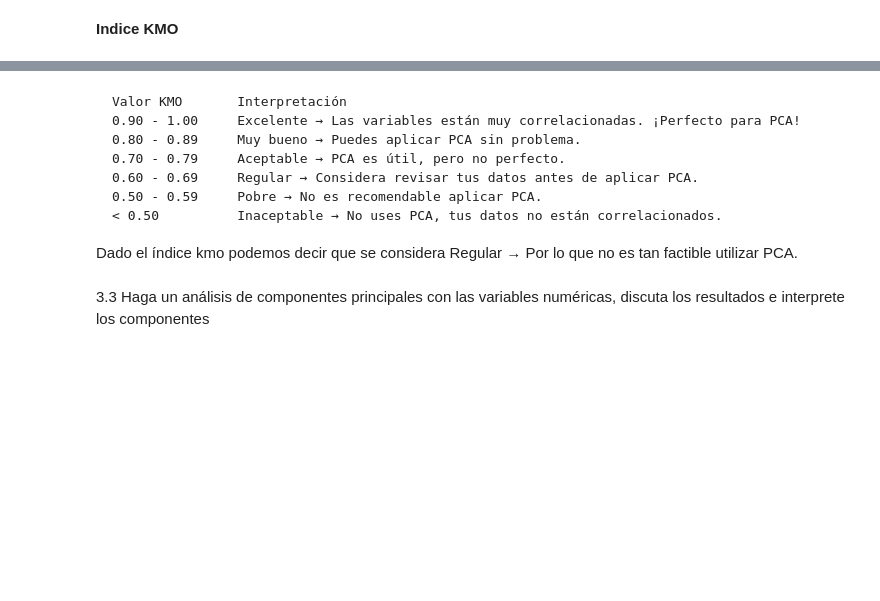
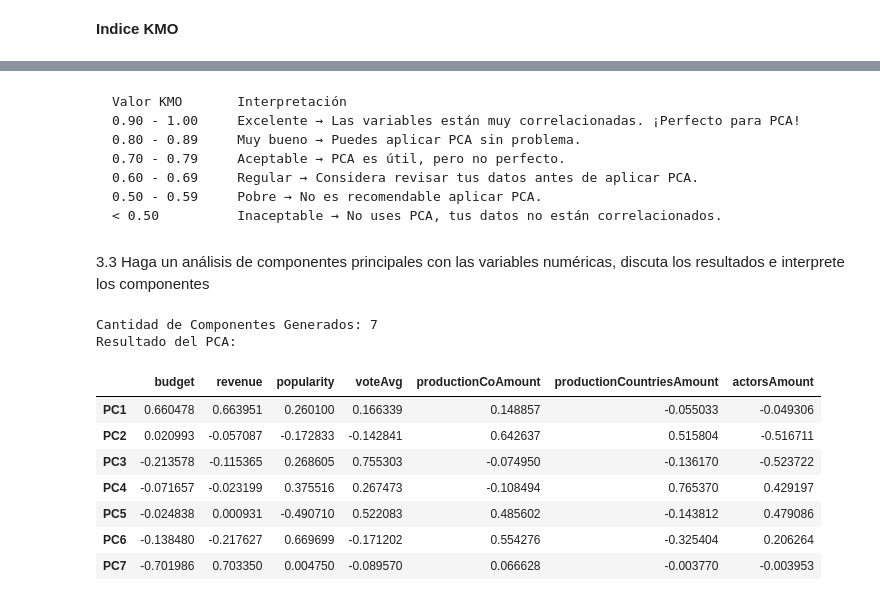
Before and after one commit to BiancaCalderon/Clustering, a Jupyter notebook: Clustering_PCA.ipynb, the cells around one changed output, grey strips where cells are left out. Drawn from its saved outputs; the diff is of its cells as text; code cells hidden in the pictures; blank space fills up the shorter version.

````diff
--- a/Clustering_PCA.ipynb
+++ b/Clustering_PCA.ipynb
@@ -480,8 +483,6 @@ Valor KMO	    Interpretación
 0.50 - 0.59	    Pobre → No es recomendable aplicar PCA.
 < 0.50	        Inaceptable → No uses PCA, tus datos no están correlacionados.
 ```
-
-Dado el índice kmo podemos decir que se considera Regular → Por lo que no es tan factible utilizar PCA.
 # %% [markdown]
 3.3 Haga un análisis de componentes principales con las variables numéricas, discuta los
 resultados e interprete los componentes
@@ -487,0 +493,24 @@ resultados e interprete los componentes
+# %%
+pca_pipe = make_pipeline(StandardScaler(), PCA())
+pca_pipe.fit(pca_data)
+
+model_pca = pca_pipe.named_steps["pca"]
+print(f'Cantidad de Componentes Generados: {len(model_pca.components_)}')
+
+print("Resultado del PCA:")
+pd.DataFrame(
+    data = model_pca.components_,
+    columns = pca_data.columns,
+    index = ['PC1','PC2','PC3','PC4','PC5','PC6','PC7']
+)
+# %% [output]
+Cantidad de Componentes Generados: 7
+Resultado del PCA:
+|  | budget | revenue | popularity | voteAvg | productionCoAmount | productionCountriesAmount | actorsAmount |
+| PC1 | 0.660478 | 0.663951 | 0.260100 | 0.166339 | 0.148857 | -0.055033 | -0.049306 |
+| PC2 | 0.020993 | -0.057087 | -0.172833 | -0.142841 | 0.642637 | 0.515804 | -0.516711 |
+| PC3 | -0.213578 | -0.115365 | 0.268605 | 0.755303 | -0.074950 | -0.136170 | -0.523722 |
+| PC4 | -0.071657 | -0.023199 | 0.375516 | 0.267473 | -0.108494 | 0.765370 | 0.429197 |
+| PC5 | -0.024838 | 0.000931 | -0.490710 | 0.522083 | 0.485602 | -0.143812 | 0.479086 |
+| PC6 | -0.138480 | -0.217627 | 0.669699 | -0.171202 | 0.554276 | -0.325404 | 0.206264 |
+| PC7 | -0.701986 | 0.703350 | 0.004750 | -0.089570 | 0.066628 | -0.003770 | -0.003953 |
````
Also changed, not shown: parts of 9 cells of this notebook.
